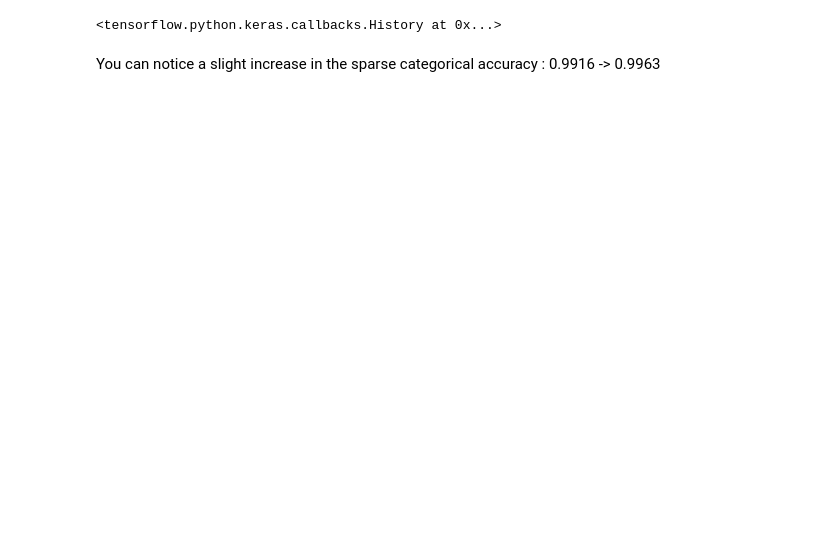
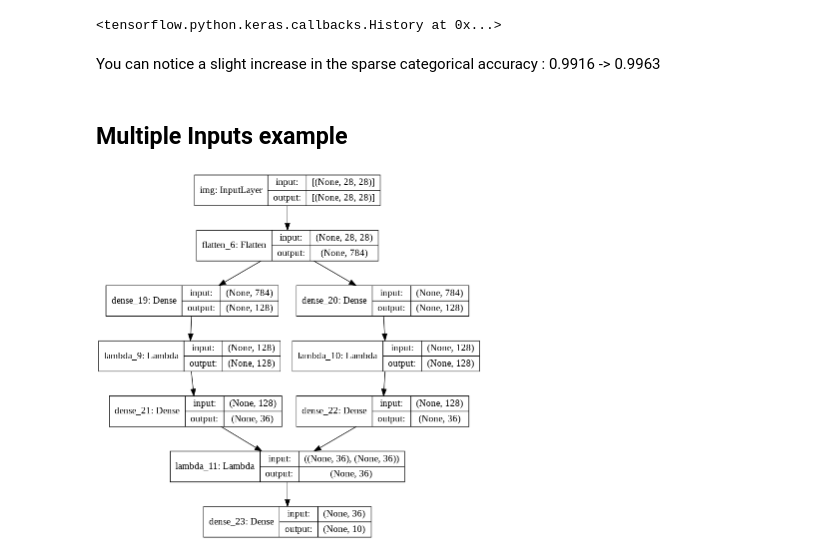
Before and after one commit to Atharva-Gundawar/Lamda-layers-in-Keras, a Jupyter notebook: Lamda_layers.ipynb, the cells around one changed output. Drawn from its saved outputs; the diff is of its cells as text; code cells hidden in the pictures; blank space fills up the shorter version.

Commit message:
Feat : Multi input lambda layer

```diff
--- a/Lamda_layers.ipynb
+++ b/Lamda_layers.ipynb
@@ -135,3 +135,25 @@ Epoch 10/10
 <tensorflow.python.keras.callbacks.History at 0x...>
 # %% [markdown]
 You can notice a slight increase in the sparse categorical accuracy : 0.9916 -> 0.9963
+# %% [markdown]
+## Multiple Inputs example
+# %%
+def connection(layerinputs):
+    return layerinputs[0] + layerinputs[1]
+inputs  = tf.keras.Input(shape=(28, 28), name="img")
+flat  = tf.keras.layers.Flatten()(inputs)
+branch1 = tf.keras.layers.Dense(128)(flat)
+branch2 = tf.keras.layers.Dense(128)(flat)
+branch1 = tf.keras.layers.Lambda(abs_not_relu)(branch1)
+branch2 = tf.keras.layers.Lambda(abs_not_relu)(branch2)
+branch1 = tf.keras.layers.Dense(36)(branch1)
+branch2 = tf.keras.layers.Dense(36)(branch2)
+x       = tf.keras.layers.Lambda(connection)((branch1,branch2))
+outputs = tf.keras.layers.Dense(10)(x)
+
+model = tf.keras.Model(inputs, outputs, name="multi_input_lambda")
+tf.keras.utils.plot_model(model, show_shapes=True, show_layer_names=True, to_file='model.png')
+from IPython.display import Image
+Image(retina=True, filename='model.png')
+# %% [output]
+[figure, added]
```
Also changed, not shown: parts of 4 cells of this notebook.
